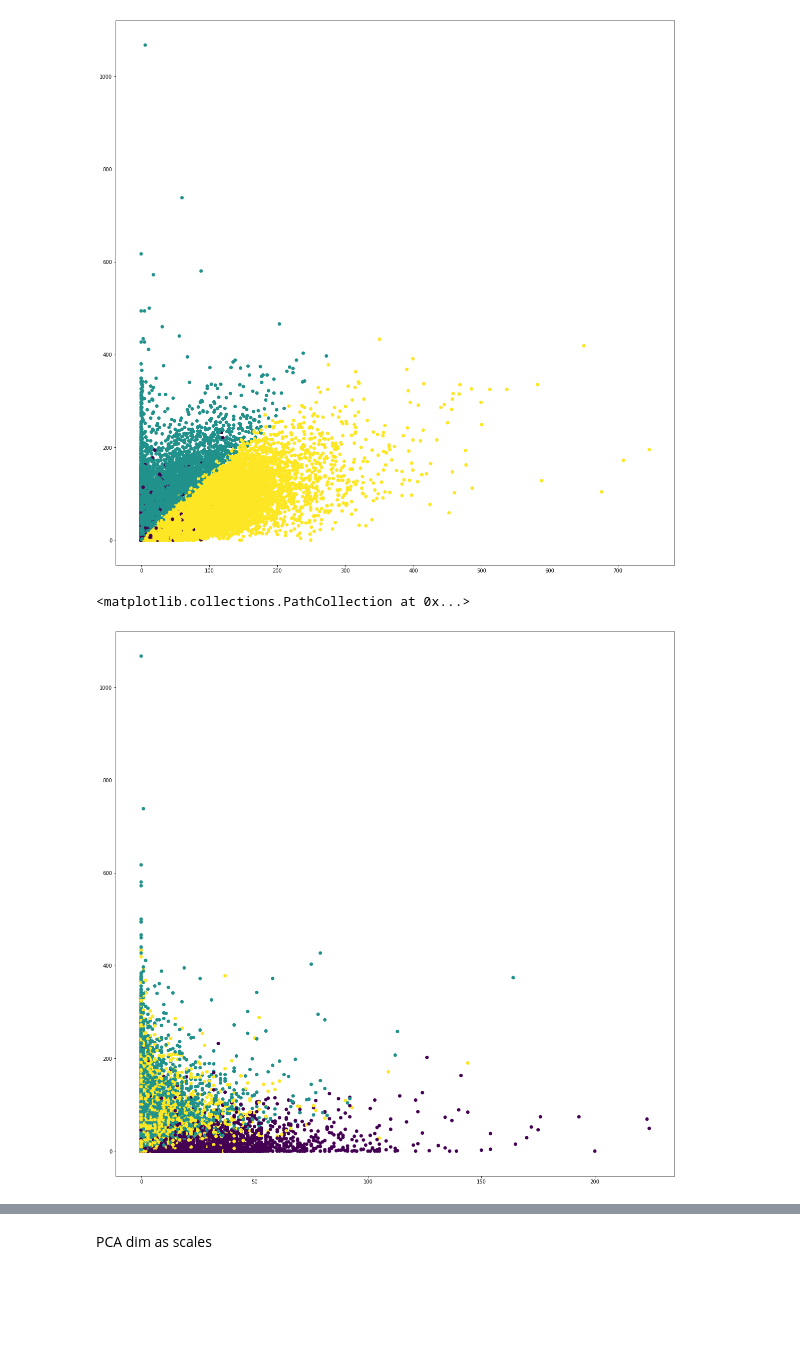
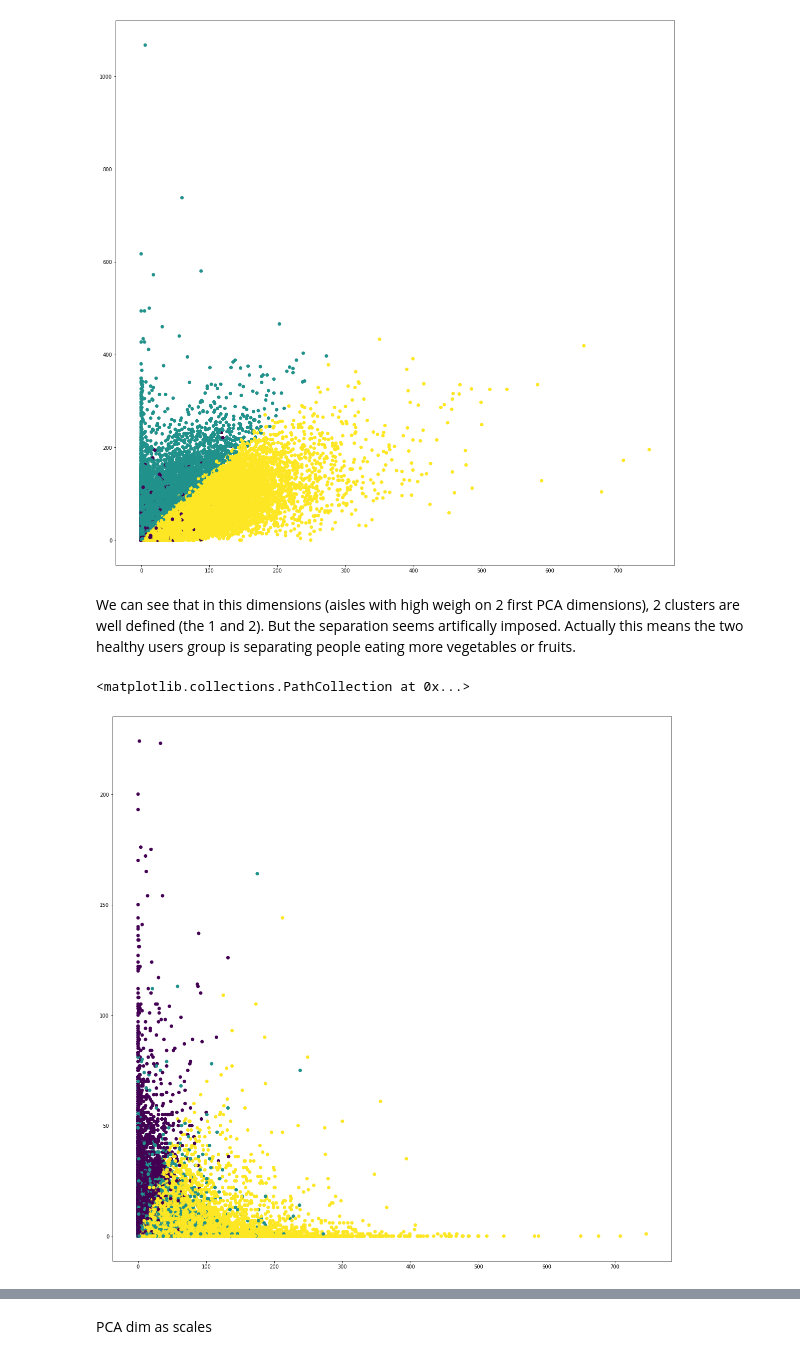
Before and after one commit to auriane81/epfl-ada-ada-2019-project-adax, a Jupyter notebook: project_Auriane3.ipynb, the cells around one changed output, grey strips where cells are left out. Cells and saved outputs as stored; diff of their text form; code cells hidden in the pictures; blank space fills up the shorter version.

```diff
--- a/project_Auriane3.ipynb
+++ b/project_Auriane3.ipynb
@@ -128,8 +128,10 @@ i=0
 for d in pca.components_ :
     print("dimension" + str(i)+" ")
     i+=1
-    print(str(aisle_list[np.argmax(d)]) + " " + str(np.max(d)))
-    print(str(aisle_list[np.argmin(d)])+" "+str(np.min(d)))
+    if(abs(np.max(d))>abs(np.min(d))):
+        print(str(aisle_list[np.argmax(d)]) + " " + str(np.max(d)))
+    else :
+        print(str(aisle_list[np.argmin(d)])+" "+str(np.min(d)))
 # %% [output]
 dimension0
 fresh fruits 0.8573869523803067
@@ -342,9 +341,11 @@ ax.scatter(matrix_df['fresh vegetables'], matrix_df['fresh fruits'], c=matrix_df
 # %% [output]
 <matplotlib.collections.PathCollection at 0x...>
 [figure]
+# %% [markdown]
+We can see that in this dimensions (aisles with high weigh on 2 first PCA dimensions), 2 clusters are well defined (the 1 and 2). But the separation seems artifically imposed. Actually this means the two healthy users group is separating people eating more vegetables or fruits.
 # %%
 fig, ax = plt.subplots(figsize=(20,20))
-ax.scatter(matrix_df['soft drinks'], matrix_df['fresh fruits'], c=matrix_df['cluster'], cmap='viridis')
+ax.scatter(matrix_df['fresh vegetables'], matrix_df['soft drinks'], c=matrix_df['cluster'], cmap='viridis')
 # %% [output]
 <matplotlib.collections.PathCollection at 0x...>
-[figure, old version]
+[figure, new version]
```
Also changed, not shown: parts of 19 cells of this notebook, 1 other file.
